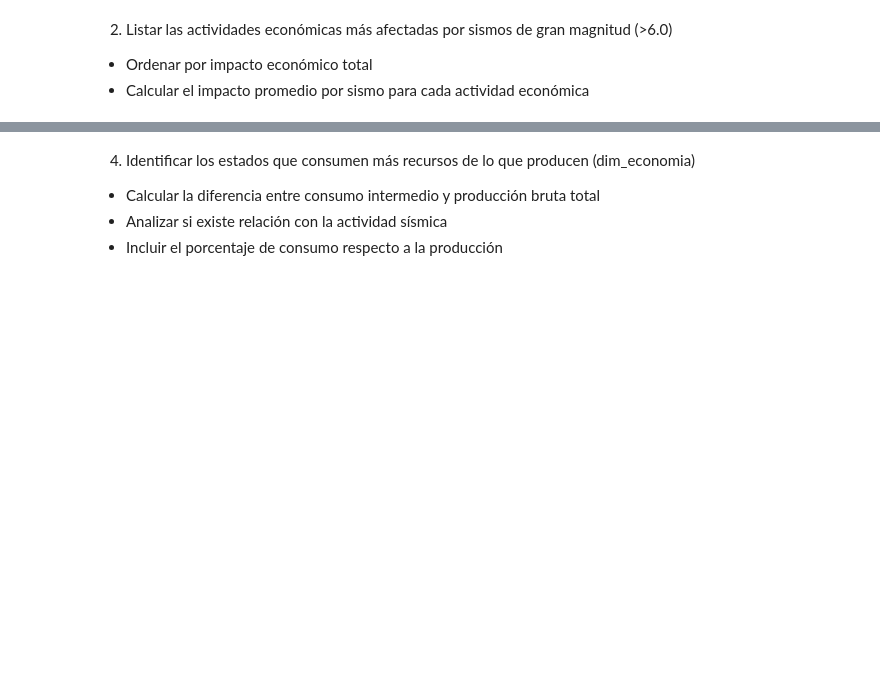
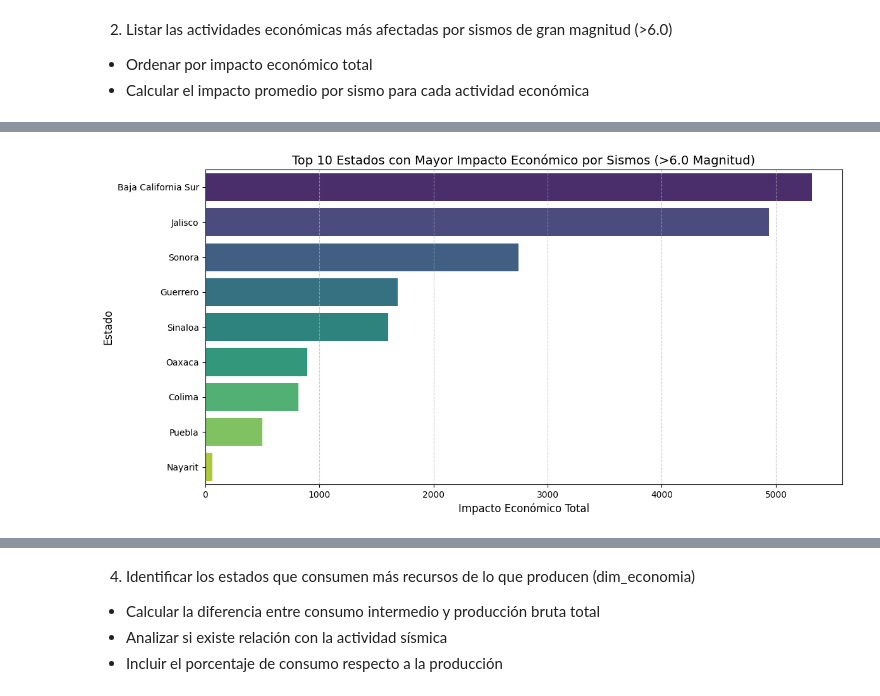
Before and after one commit to Pinedah/bda-p2-datawarehouse, a Jupyter notebook: datawarehouse.ipynb, the cells around one changed output, grey strips where cells are left out. Drawn from its saved outputs; the diff is of its cells as text; code cells hidden in the pictures; blank space fills up the shorter version.

```diff
--- a/datawarehouse.ipynb
+++ b/datawarehouse.ipynb
@@ -2099,3 +2236,89 @@ fact_impacto_sismos_imputed
 2. Listar las actividades económicas más afectadas por sismos de gran magnitud (>6.0)
 * Ordenar por impacto económico total
 * Calcular el impacto promedio por sismo para cada actividad económica
+# %%
+import seaborn as sns
+import matplotlib.pyplot as plt
+import pandas as pd
+
+# Filtrar sismos de gran magnitud (>6.0)
+sismos_grandes = dw_dim_sismos[dw_dim_sismos["Magnitud"] > 6.0]
+
+# Hacer un merge para obtener el impacto económico de estos sismos
+impacto_economico = fact_impacto_sismos_imputed.merge(
+    sismos_grandes[["ID_sismo", "Magnitud", "Nombre_Estado"]],
+    on="ID_sismo",
+    how="inner"
+).merge(
+    dw_dim_economia[["ID_economia", "nombre_entidad", "produccion_bruta_total", "valor_agregado", "consumo_intermedio"]],
+    on="ID_economia",
+    how="inner"
+)
+
+# Agrupar por entidad (estado) para calcular el impacto económico
+impacto_por_estado = impacto_economico.groupby(["nombre_entidad"]).agg({
+    "impacto economico": "sum",      # Impacto económico total
+    "ID_sismo": "count",            # Número de sismos
+    "Magnitud": "mean",             # Magnitud promedio
+    "produccion_bruta_total": "first",  # Producción total por estado
+    "valor_agregado": "first",         # Valor agregado por estado
+    "consumo_intermedio": "first"      # Consumo por estado
+}).reset_index()
+
+# Calcular el impacto promedio por sismo para cada estado
+impacto_por_estado["impacto_promedio_por_sismo"] = impacto_por_estado["impacto economico"] / impacto_por_estado["ID_sismo"]
+
+# Calcular el porcentaje de impacto económico respecto a la producción total
+impacto_por_estado["porcentaje_impacto"] = (impacto_por_estado["impacto economico"] / impacto_por_estado["produccion_bruta_total"]) * 100
+
+# Ordenar por impacto económico total en orden descendente
+impacto_por_estado_sorted = impacto_por_estado.sort_values(by="impacto economico", ascending=False)
+
+# Mostrar los resultados (top 10 estados más afectados)
+print("\nEstados más afectados económicamente por sismos de magnitud superior a 6.0:\n")
+print(impacto_por_estado_sorted[["nombre_entidad", "impacto economico", "ID_sismo", "impacto_promedio_por_sismo", "porcentaje_impacto", "Magnitud"]].head(10))
+
+# Visualización 1: Impacto económico total por estado
+plt.figure(figsize=(12, 6))
+sns.barplot(
+    data=impacto_por_estado_sorted.head(10),
+    x="impacto economico",
+    y="nombre_entidad",
+    palette="viridis"
+)
+plt.title("Top 10 Estados con Mayor Impacto Económico por Sismos (>6.0 Magnitud)", fontsize=14)
+plt.xlabel("Impacto Económico Total", fontsize=12)
+plt.ylabel("Estado", fontsize=12)
+plt.grid(axis='x', linestyle='--', alpha=0.7)
+plt.tight_layout()
+plt.show()
+
+# Visualización 2: Impacto promedio por sismo vs. Número de sismos
+plt.figure(figsize=(12, 8))
+scatter = plt.scatter(
+    impacto_por_estado_sorted["ID_sismo"],
+    impacto_por_estado_sorted["impacto_promedio_por_sismo"],
+    s=impacto_por_estado_sorted["Magnitud"] * 30,  # Tamaño proporcional a la magnitud promedio
+    c=impacto_por_estado_sorted["porcentaje_impacto"],  # Color según el porcentaje de impacto
+    cmap="YlOrRd",
+    alpha=0.7
+)
+
+# Añadir nombres de los estados
+for i, row in impacto_por_estado_sorted.iterrows():
+    plt.annotate(
+        row["nombre_entidad"],
+        (row["ID_sismo"], row["impacto_promedio_por_sismo"]),
+        fontsize=9,
+        xytext=(5, 5),
+        textcoords="offset points"
+    )
+
+plt.colorbar(scatter, label="Porcentaje de Impacto (% de producción bruta)")
+plt.title("Relación entre Número de Sismos e Impacto Económico Promedio por Estado", fontsize=14)
+plt.xlabel("Número de Sismos (>6.0 Magnitud)", fontsize=12)
+plt.ylabel("Impacto Económico Promedio por Sismo", fontsize=12)
+plt.grid(True, linestyle='--', alpha=0.7)
+plt.tight_layout()
+plt.show()
+# %% [output]
@@ -2101,0 +2345 @@ fact_impacto_sismos_imputed
+[figure, added]
```
Also changed, not shown: parts of 7 cells of this notebook, 1 other file.
